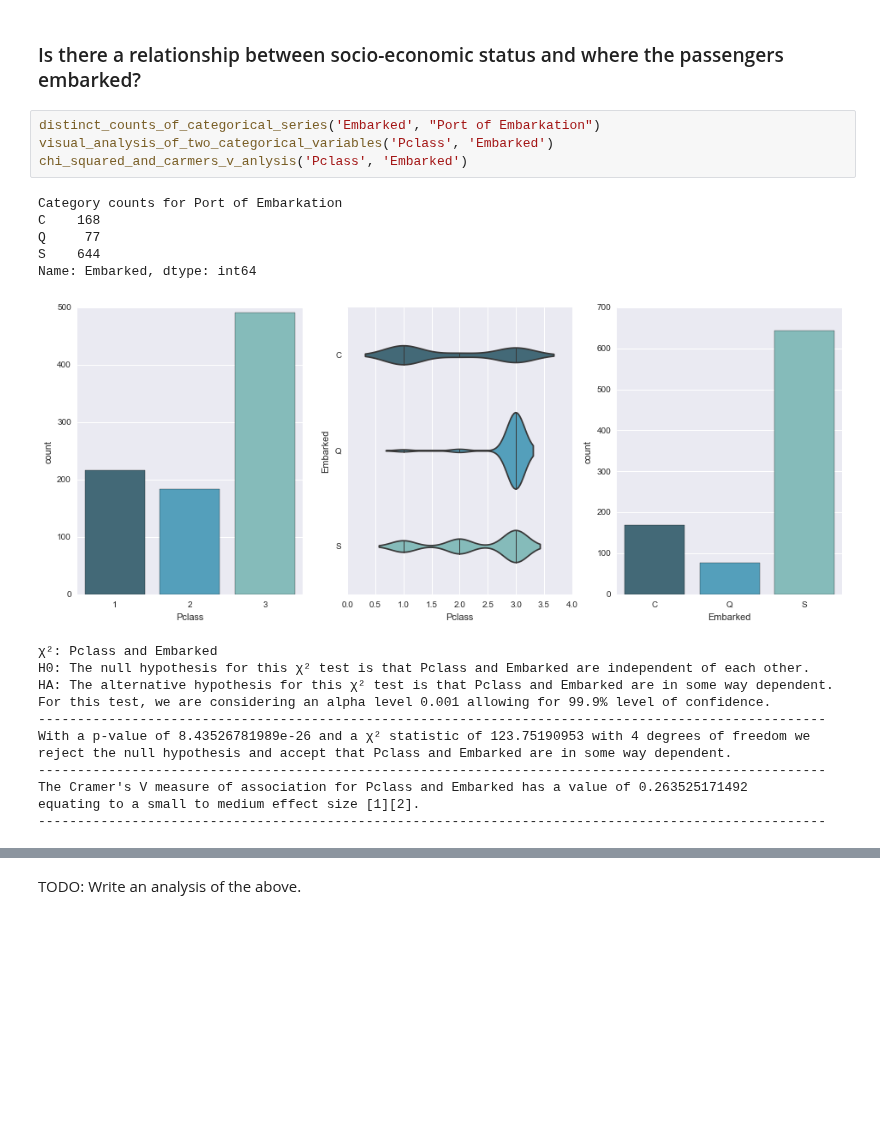
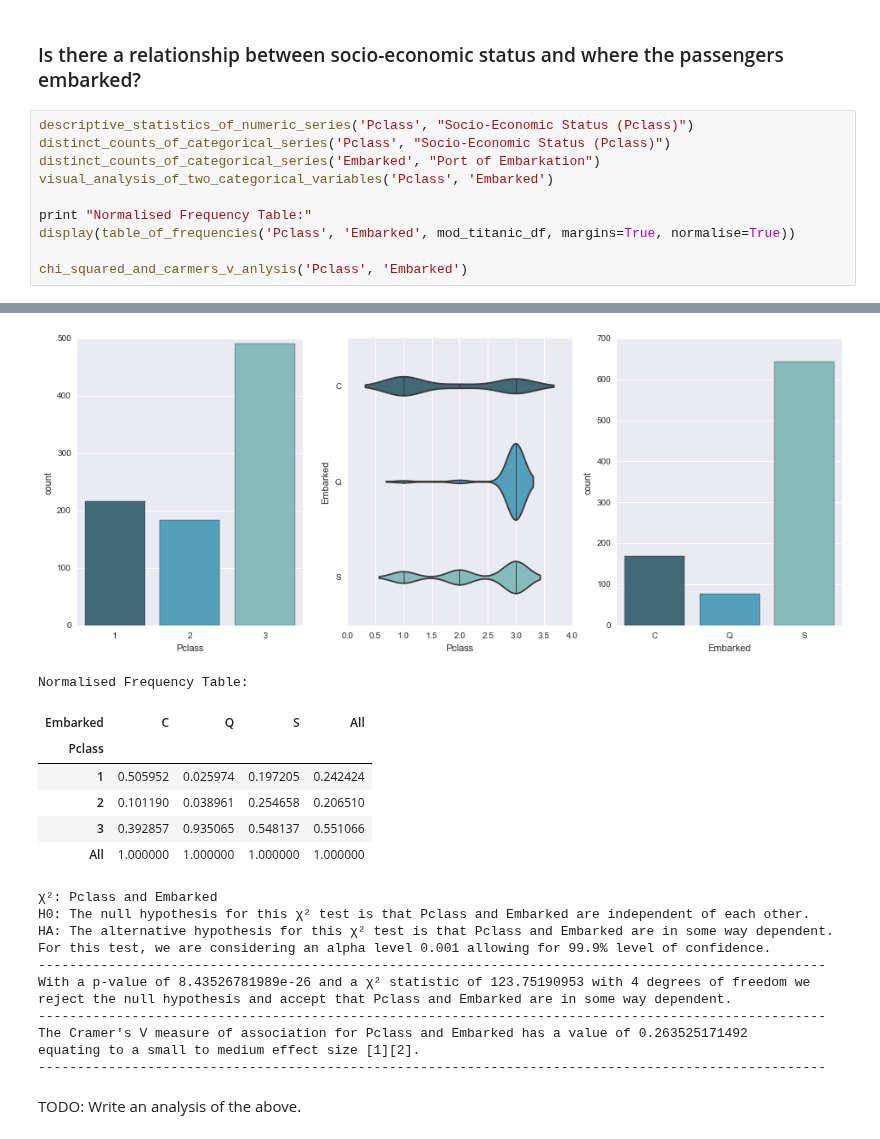
Before and after one commit to eminnett/da-nanodegree-investigate-a-dataset, a Jupyter notebook: investigating_the_titanic_dataset.ipynb, the cells around one changed output, grey strips where cells are left out. Drawn from its saved outputs; the diff is of its cells as text; blank space fills up the shorter version.

```diff
--- a/investigating_the_titanic_dataset.ipynb
+++ b/investigating_the_titanic_dataset.ipynb
@@ -287,25 +305,14 @@ equating to a small to medium effect size [1][2].
 TODO: Write an analysis of the above.
 # %% [markdown]
 ### Is there a relationship between socio-economic status and where the passengers embarked?
-# %%
-distinct_counts_of_categorical_series('Embarked', "Port of Embarkation")
-visual_analysis_of_two_categorical_variables('Pclass', 'Embarked')
-chi_squared_and_carmers_v_anlysis('Pclass', 'Embarked')
-# %% [output]
-Category counts for Port of Embarkation
-C    168
-Q     77
-S    644
-Name: Embarked, dtype: int64
-[figure, removed]
-χ²: Pclass and Embarked
-H0: The null hypothesis for this χ² test is that Pclass and Embarked are independent of each other.
-HA: The alternative hypothesis for this χ² test is that Pclass and Embarked are in some way dependent.
-For this test, we are considering an alpha level 0.001 allowing for 99.9% level of confidence.
------------------------------------------------------------------------------------------------------
-With a p-value of 8.43526781989e-26 and a χ² statistic of 123.75190953 with 4 degrees of freedom we
-reject the null hypothesis and accept that Pclass and Embarked are in some way dependent.
------------------------------------------------------------------------------------------------------
-The Cramer's V measure of association for Pclass and Embarked has a value of 0.263525171492
-equating to a small to medium effect size [1][2].
------------------------------------------------------------------------------------------------------
+# %%
+descriptive_statistics_of_numeric_series('Pclass', "Socio-Economic Status (Pclass)")
+distinct_counts_of_categorical_series('Pclass', "Socio-Economic Status (Pclass)")
+distinct_counts_of_categorical_series('Embarked', "Port of Embarkation")
+visual_analysis_of_two_categorical_variables('Pclass', 'Embarked')
+
+print "Normalised Frequency Table:"
+display(table_of_frequencies('Pclass', 'Embarked', mod_titanic_df, margins=True, normalise=True))
+
+chi_squared_and_carmers_v_anlysis('Pclass', 'Embarked')
+# %% [output]
@@ -312,3 +337,22 @@ equating to a small to medium effect size [1][2].
+[figure, added]
+Normalised Frequency Table:
+| Embarked | C | Q | S | All |
+| Pclass |  |  |  |  |
+| 1 | 0.505952 | 0.025974 | 0.197205 | 0.242424 |
+| 2 | 0.101190 | 0.038961 | 0.254658 | 0.206510 |
+| 3 | 0.392857 | 0.935065 | 0.548137 | 0.551066 |
+| All | 1.000000 | 1.000000 | 1.000000 | 1.000000 |
+χ²: Pclass and Embarked
+H0: The null hypothesis for this χ² test is that Pclass and Embarked are independent of each other.
+HA: The alternative hypothesis for this χ² test is that Pclass and Embarked are in some way dependent.
+For this test, we are considering an alpha level 0.001 allowing for 99.9% level of confidence.
+-----------------------------------------------------------------------------------------------------
+With a p-value of 8.43526781989e-26 and a χ² statistic of 123.75190953 with 4 degrees of freedom we
+reject the null hypothesis and accept that Pclass and Embarked are in some way dependent.
+-----------------------------------------------------------------------------------------------------
+The Cramer's V measure of association for Pclass and Embarked has a value of 0.263525171492
+equating to a small to medium effect size [1][2].
+-----------------------------------------------------------------------------------------------------
 # %% [markdown]
 TODO: Write an analysis of the above.
 # %% [markdown]
```
Also changed, not shown: parts of 10 cells of this notebook.
